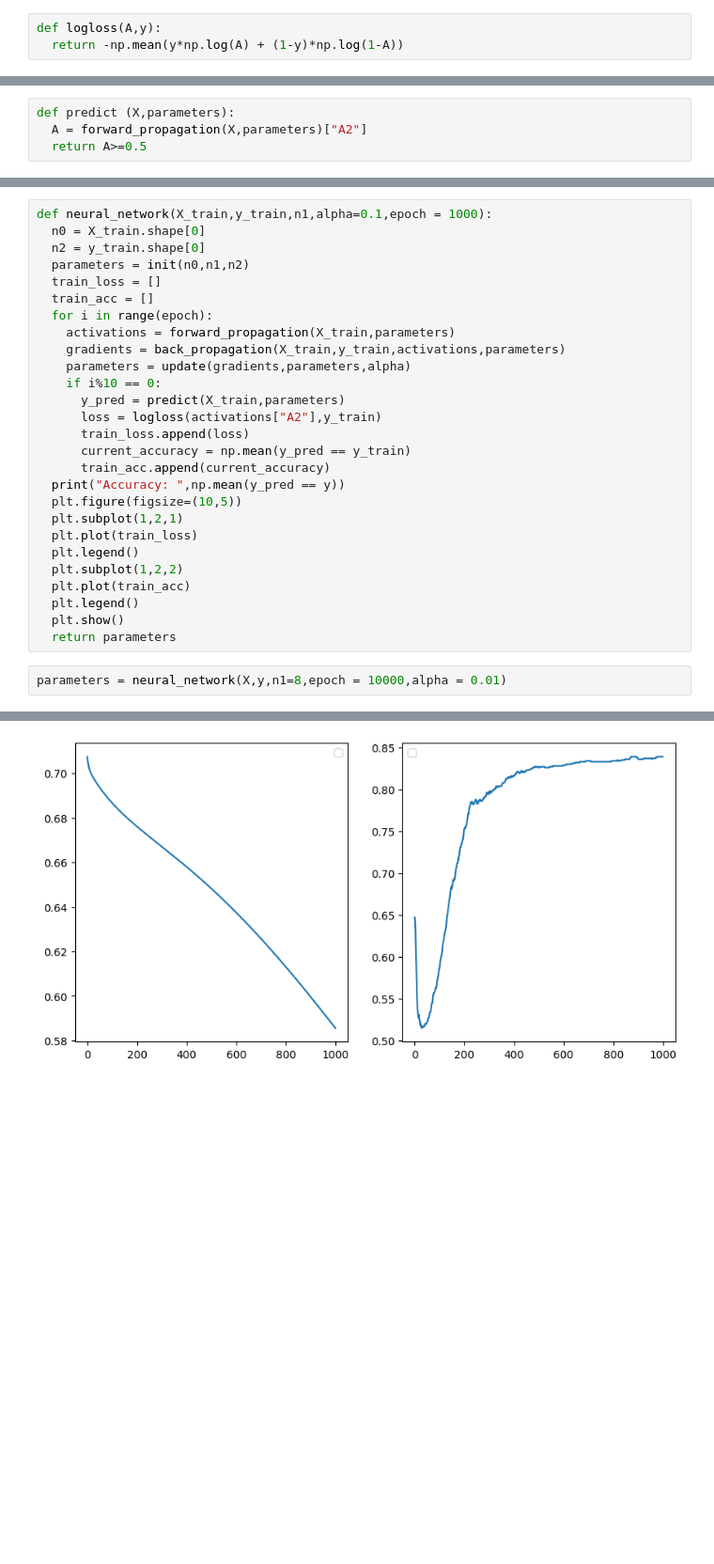
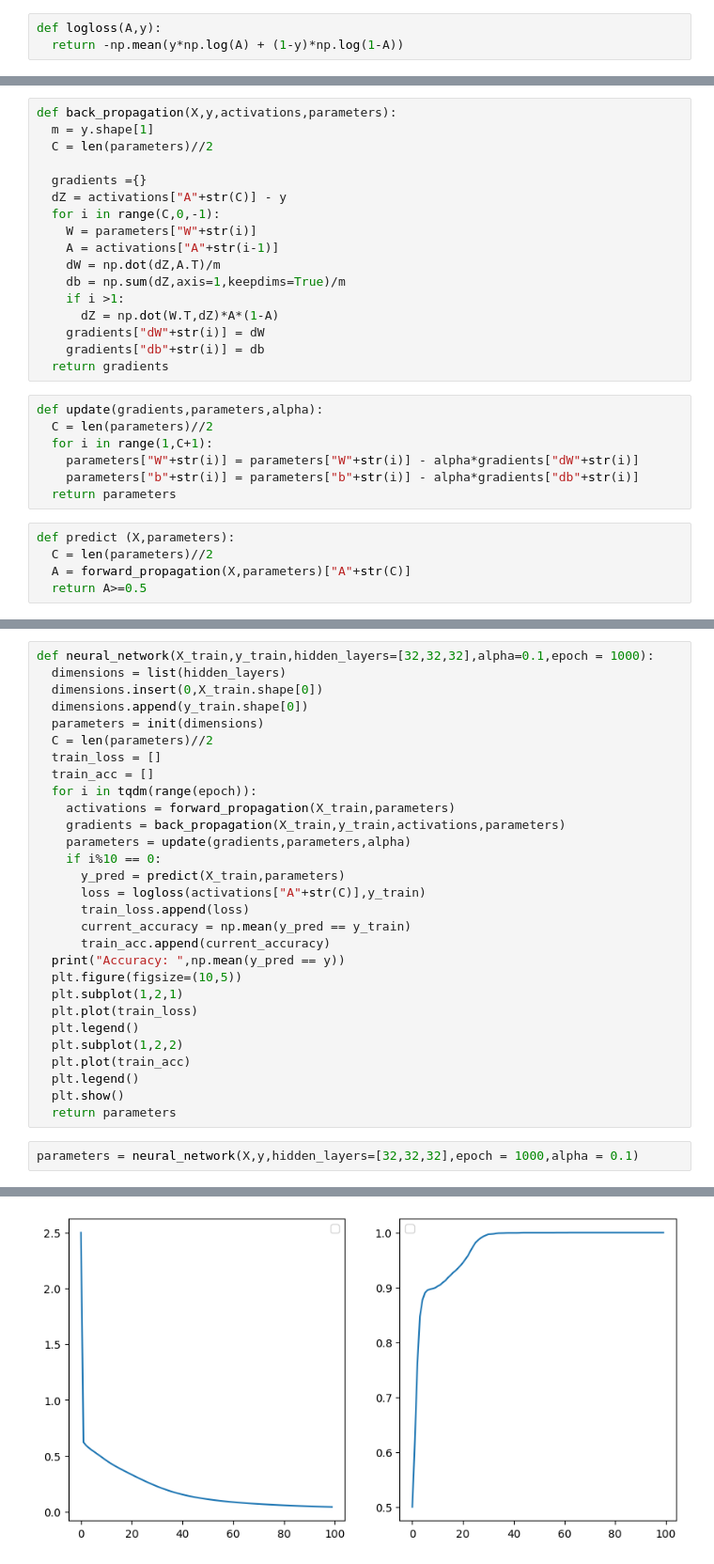
Before and after one commit to medaminechafii/deeplearning-projects, a Jupyter notebook: Untitled8.ipynb, the cells around one changed output, grey strips where cells are left out. Shown: that part at 94% size. Drawn from its saved outputs; the diff is of its cells as text; blank space fills up the shorter version.

Commit message:
implement many hidden layers

```diff
--- a/Untitled8.ipynb
+++ b/Untitled8.ipynb
@@ -81,4 +51,29 @@ def update(gradients,parameters,alpha):
+# %%
+def back_propagation(X,y,activations,parameters):
+  m = y.shape[1]
+  C = len(parameters)//2
+
+  gradients ={}
+  dZ = activations["A"+str(C)] - y
+  for i in range(C,0,-1):
+    W = parameters["W"+str(i)]
+    A = activations["A"+str(i-1)]
+    dW = np.dot(dZ,A.T)/m
+    db = np.sum(dZ,axis=1,keepdims=True)/m
+    if i >1:
+      dZ = np.dot(W.T,dZ)*A*(1-A)
+    gradients["dW"+str(i)] = dW
+    gradients["db"+str(i)] = db
+  return gradients
+# %%
+def update(gradients,parameters,alpha):
+  C = len(parameters)//2
+  for i in range(1,C+1):
+    parameters["W"+str(i)] = parameters["W"+str(i)] - alpha*gradients["dW"+str(i)]
+    parameters["b"+str(i)] = parameters["b"+str(i)] - alpha*gradients["db"+str(i)]
+  return parameters
 # %%
 def predict (X,parameters):
-  A = forward_propagation(X,parameters)["A2"]
+  C = len(parameters)//2
+  A = forward_propagation(X,parameters)["A"+str(C)]
   return A>=0.5
@@ -85,17 +82,19 @@ def predict (X,parameters):
 # %%
-def neural_network(X_train,y_train,n1,alpha=0.1,epoch = 1000):
-  n0 = X_train.shape[0]
-  n2 = y_train.shape[0]
-  parameters = init(n0,n1,n2)
+def neural_network(X_train,y_train,hidden_layers=[32,32,32],alpha=0.1,epoch = 1000):
+  dimensions = list(hidden_layers)
+  dimensions.insert(0,X_train.shape[0])
+  dimensions.append(y_train.shape[0])
+  parameters = init(dimensions)
+  C = len(parameters)//2
   train_loss = []
   train_acc = []
-  for i in range(epoch):
+  for i in tqdm(range(epoch)):
     activations = forward_propagation(X_train,parameters)
     gradients = back_propagation(X_train,y_train,activations,parameters)
     parameters = update(gradients,parameters,alpha)
     if i%10 == 0:
       y_pred = predict(X_train,parameters)
-      loss = logloss(activations["A2"],y_train)
+      loss = logloss(activations["A"+str(C)],y_train)
       train_loss.append(loss)
       current_accuracy = np.mean(y_pred == y_train)
       train_acc.append(current_accuracy)
@@ -110,5 +109,5 @@ def neural_network(X_train,y_train,n1,alpha=0.1,epoch = 1000):
   plt.show()
   return parameters
 # %%
-parameters = neural_network(X,y,n1=8,epoch = 10000,alpha = 0.01)
+parameters = neural_network(X,y,hidden_layers=[32,32,32],epoch = 1000,alpha = 0.1)
 # %% [output]
@@ -116,4 +115,4 @@ Accuracy:  0.839
-[figure, old version]
+[figure, new version]
 # %%
 y_pred = predict(X,parameters)
 print(np.mean(y_pred==y))
```
Also changed, not shown: parts of 13 cells of this notebook.
